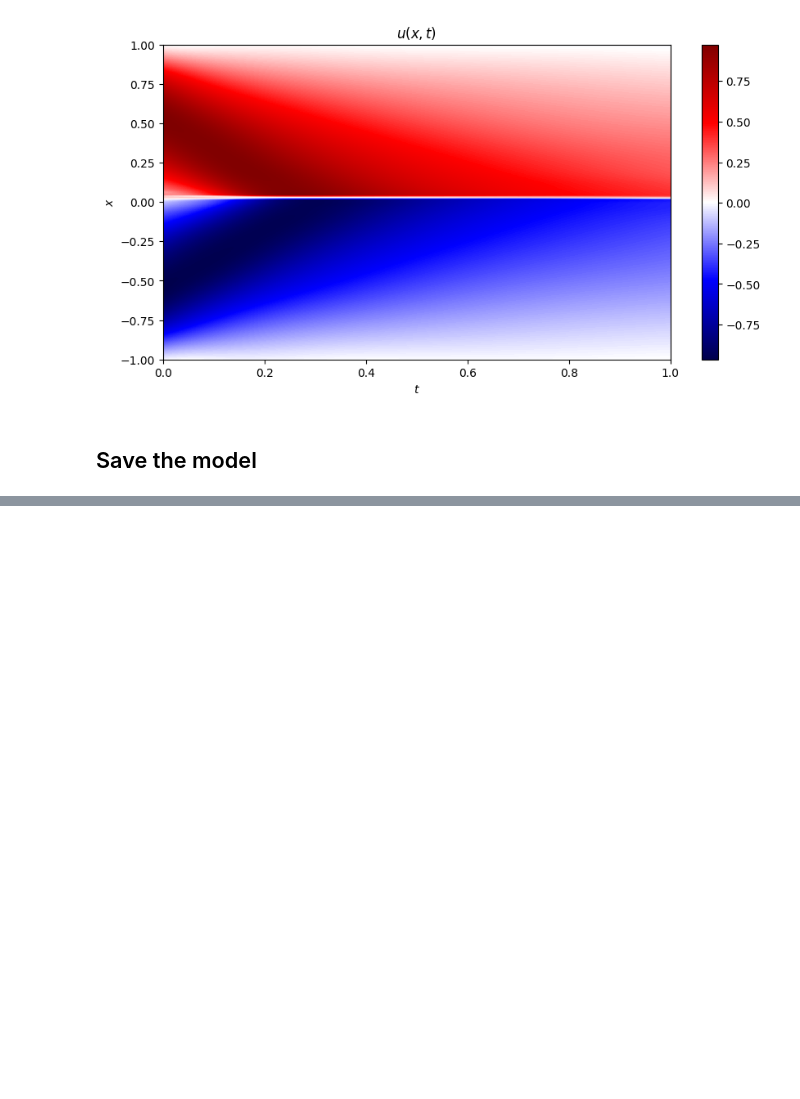
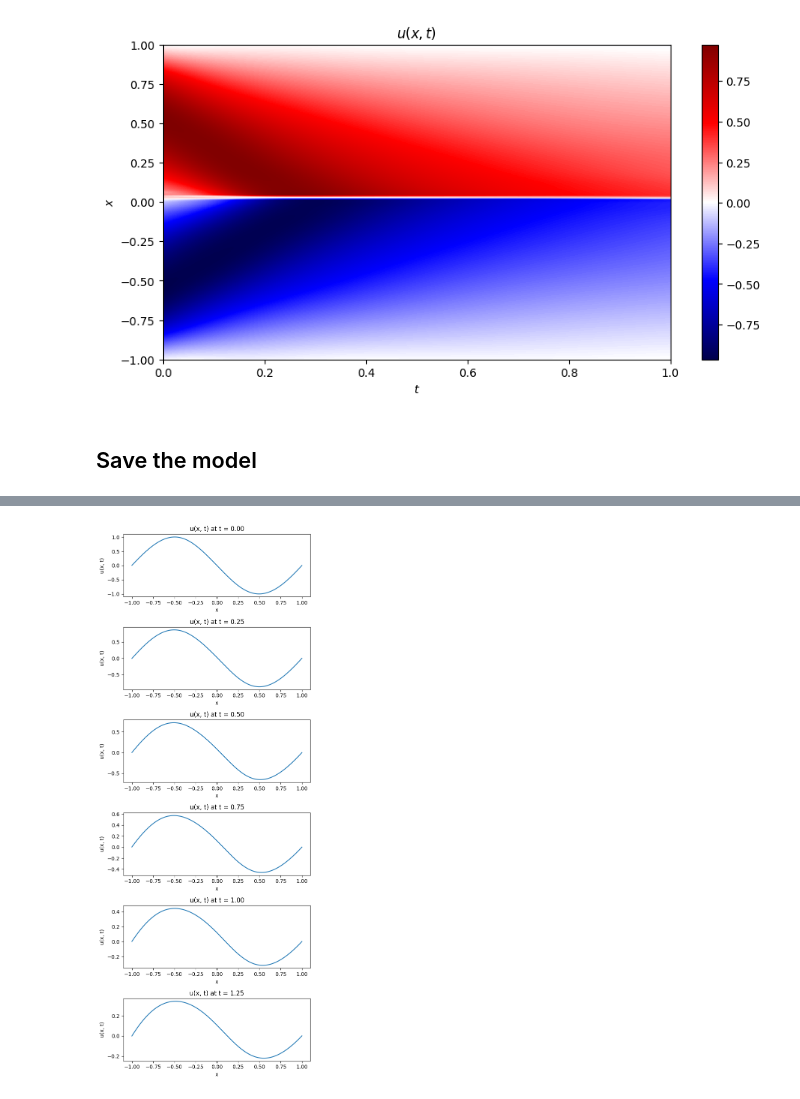
Before and after one commit to avaljotsingh/Verification-of-PINNs, a Jupyter notebook: experiments/pinn-burgers.ipynb, the cells around one changed output, grey strips where cells are left out. Cells and saved outputs as stored; diff of their text form; code cells hidden in the pictures; blank space fills up the shorter version.

```diff
--- a/experiments/pinn-burgers.ipynb
+++ b/experiments/pinn-burgers.ipynb
@@ -192,0 +273,12 @@ torch.save(model, "../trained_models/pinn-burgers.pt")
+# %%
+for i in range(n_epochs):
+
+    loss = loss_function(model, boundary_condition_points, initial_condition_points, residual_points)
+    opt.zero_grad()
+    loss_history.append(loss.item())
+
+    loss.backward()
+    opt.step()
+
+    if i % 1000 == 0:
+        print(f'epoch {i}, loss = {loss}')
@@ -192,0 +290,15 @@ torch.save(model, "../trained_models/pinn-burgers.pt")
+# %%
+fig, axs = plt.subplots(6, figsize=(6,15))
+for i in range(6):
+    icp_xs = initial_condition_points[:,0].reshape(-1, 1)
+    ts = torch.ones_like(icp_xs) * i * 0.25
+    f = model(torch.cat([icp_xs, ts], dim=1)).detach().numpy()
+    axs[i].plot(icp_xs.detach().numpy(), f, label='PINN')
+    axs[i].set_xlabel('x')
+    axs[i].set_ylabel('u(x, t)')
+    axs[i].set_title('u(x, t) at t = {:.2f}'.format(i * 0.25))
+
+plt.tight_layout()
+plt.show()
+# %% [output]
+[figure, added]
```
Also changed, not shown: parts of 5 cells of this notebook, 2 other files.
